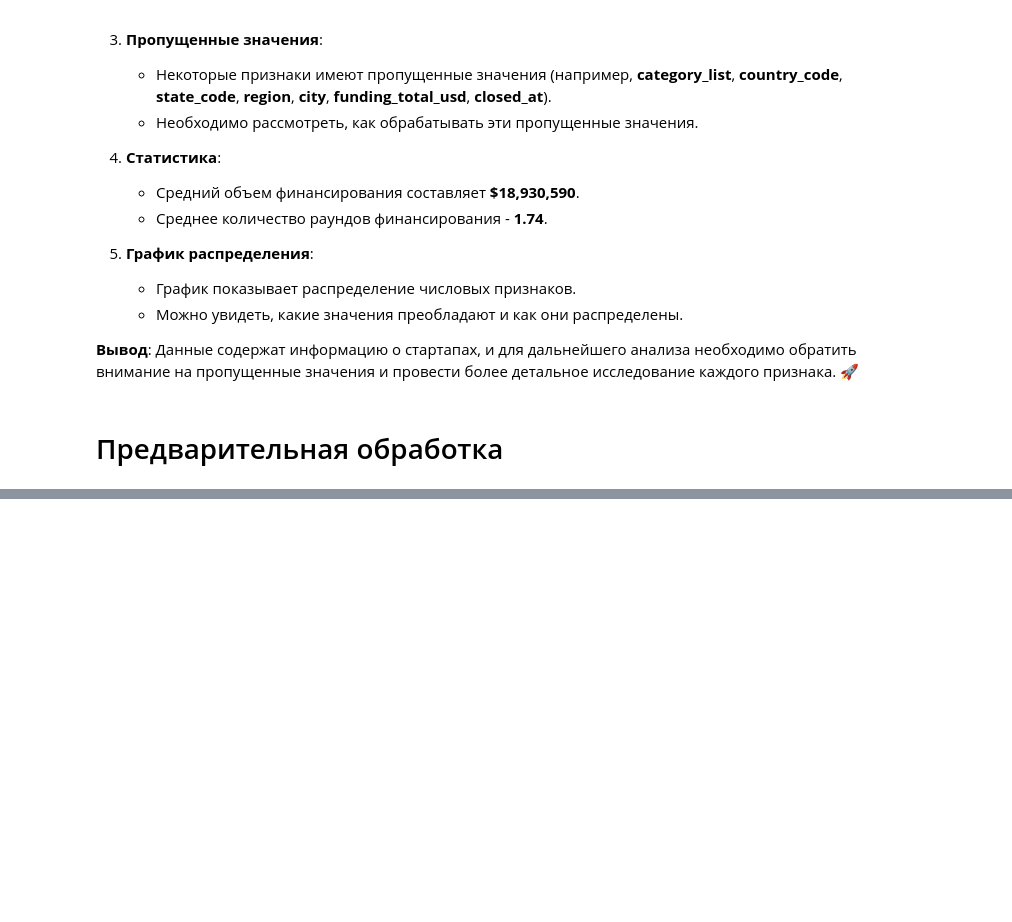
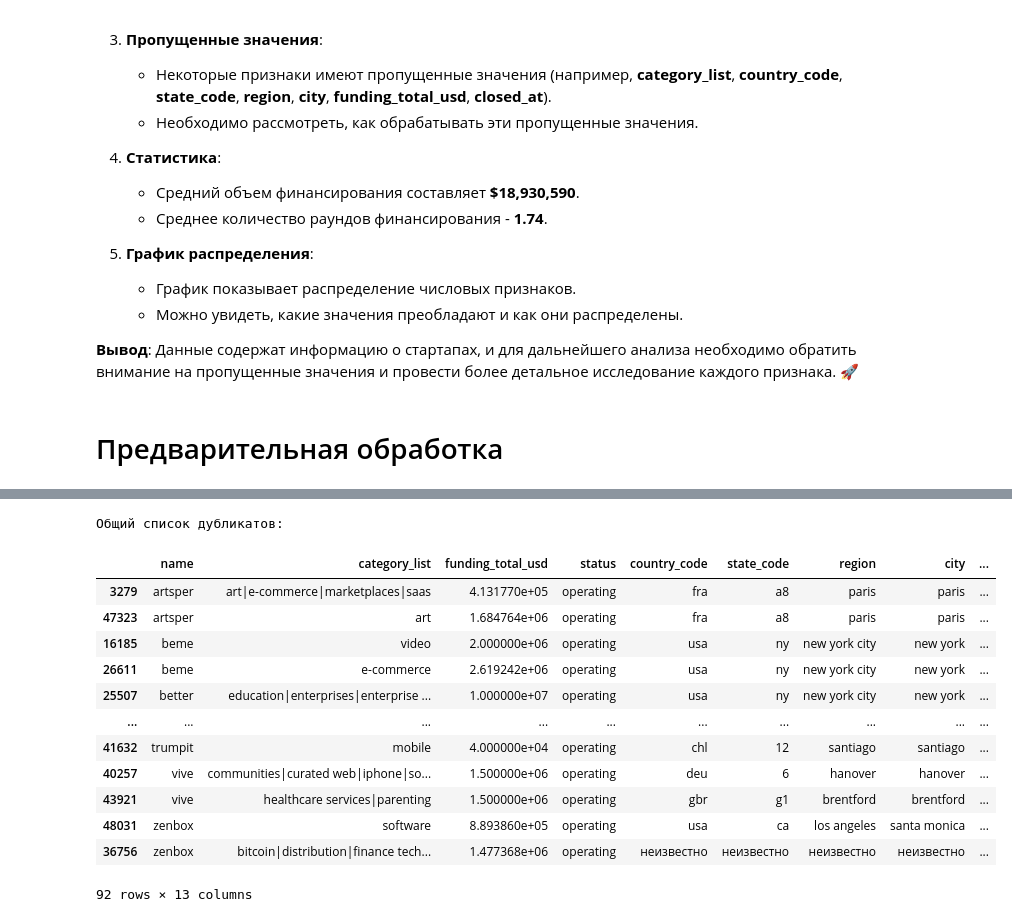
Before and after one commit to IvanovMaxim1992/Masterskay, a Jupyter notebook: Мастерская1.ipynb, the cells around one changed output, grey strips where cells are left out. Cells and saved outputs as stored; diff of their text form; code cells hidden in the pictures; blank space fills up the shorter version.

```diff
--- a/Мастерская1.ipynb
+++ b/Мастерская1.ipynb
@@ -123,0 +350,17 @@ max         3.007950e+10       19.000000
+# %%
+# Проверка на неявные дубликаты (например, 'USA' и 'U.S.A.' в столбце 'country_code')
+def preprocess_text_columns(df):
+    text_columns = df.select_dtypes(include=['object']).columns
+    for col in text_columns:
+        df[col] = df[col].str.lower().str.replace('.', '').str.replace(',', '')
+    return df
+
+df = preprocess_text_columns(df)
+
+def check_implicit_duplicates(df):
+    text_columns = df.select_dtypes(include=['object']).columns
+    for col in text_columns:
+        print(f"\nНеявные дубликаты в столбце '{col}':")
+        display(df[col].value_counts())
+
+check_implicit_duplicates(df)
@@ -123,0 +457,37 @@ max         3.007950e+10       19.000000
+# %%
+# Список столбцов для проверки
+columns = ['category_list', 'country_code', 'state_code', 'region', 'city', 'founded_at', 'closed_at']
+
+# Создаем пустой DataFrame для хранения дубликатов
+all_duplicates = pd.DataFrame()
+
+# Проходим по каждому столбцу из списка
+for column in columns:
+    # Находим дубликаты для каждой пары 'name' и текущего столбца
+    duplicates = df[df.duplicated(['name', column], keep=False)].sort_values('name')
+
+    # Добавляем найденные дубликаты в общий список
+    all_duplicates = pd.concat([all_duplicates, duplicates])
+
+# Удаляем повторяющиеся строки в общем списке дубликатов
+all_duplicates = all_duplicates.drop_duplicates()
+
+# Если в общем списке есть дубликаты, выводим их
+if not all_duplicates.empty:
+    print("Общий список дубликатов:")
+    display(all_duplicates)
+# %% [output]
+Общий список дубликатов:
+|  | name | category_list | funding_total_usd | status | country_code | state_code | region | city | ... |
+| 3279 | artsper | art|e-commerce|marketplaces|saas | 4.131770e+05 | operating | fra | a8 | paris | paris | ... |
+| 47323 | artsper | art | 1.684764e+06 | operating | fra | a8 | paris | paris | ... |
+| 16185 | beme | video | 2.000000e+06 | operating | usa | ny | new york city | new york | ... |
+| 26611 | beme | e-commerce | 2.619242e+06 | operating | usa | ny | new york city | new york | ... |
+| 25507 | better | education|enterprises|enterprise ... | 1.000000e+07 | operating | usa | ny | new york city | new york | ... |
+| ... | ... | ... | ... | ... | ... | ... | ... | ... | ... |
+| 41632 | trumpit | mobile | 4.000000e+04 | operating | chl | 12 | santiago | santiago | ... |
+| 40257 | vive | communities|curated web|iphone|so... | 1.500000e+06 | operating | deu | 6 | hanover | hanover | ... |
+| 43921 | vive | healthcare services|parenting | 1.500000e+06 | operating | gbr | g1 | brentford | brentford | ... |
+| 48031 | zenbox | software | 8.893860e+05 | operating | usa | ca | los angeles | santa monica | ... |
+| 36756 | zenbox | bitcoin|distribution|finance tech... | 1.477368e+06 | operating | неизвестно | неизвестно | неизвестно | неизвестно | ... |
+92 rows × 13 columns
```
Also changed, not shown: parts of 15 cells of this notebook.
